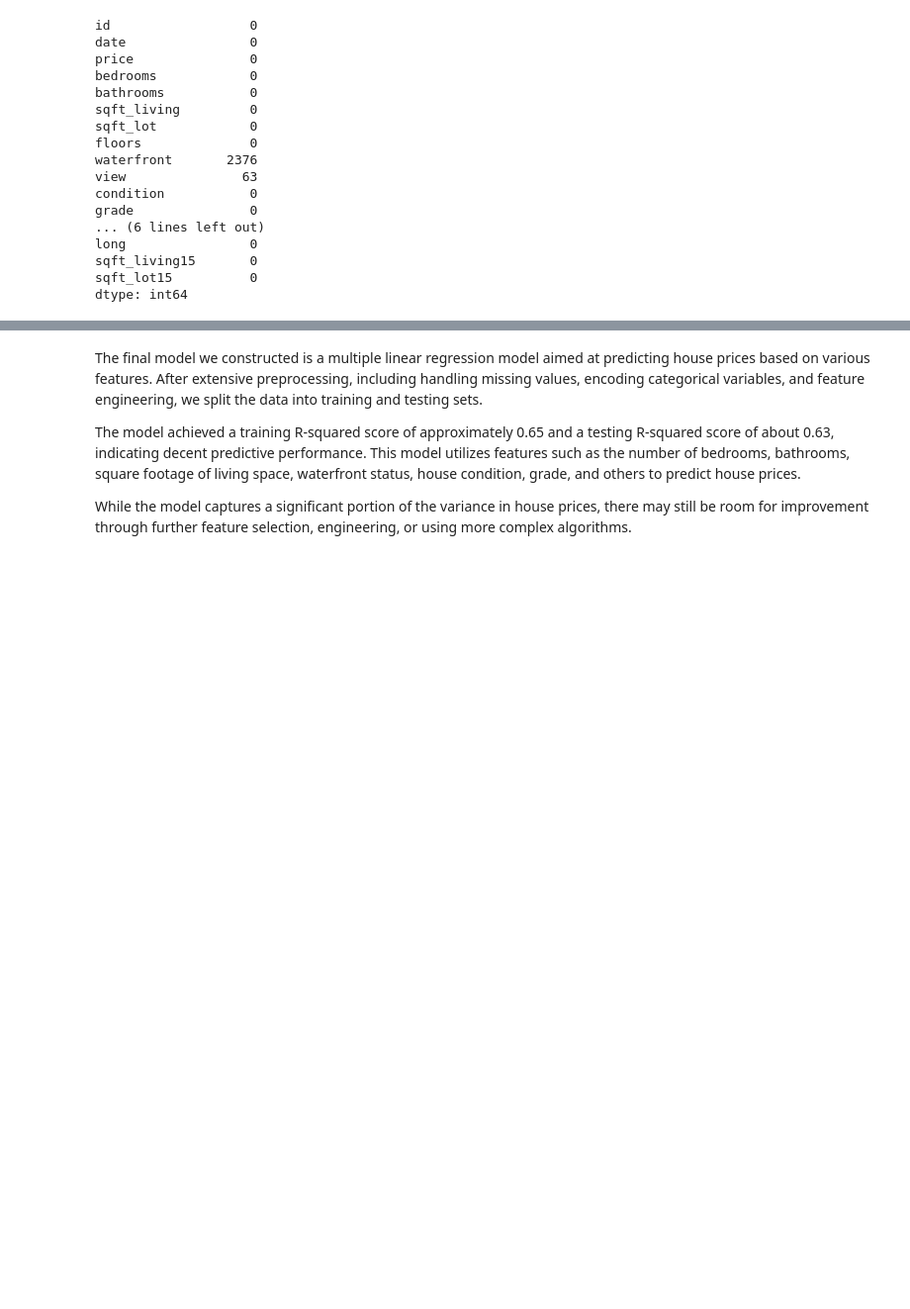
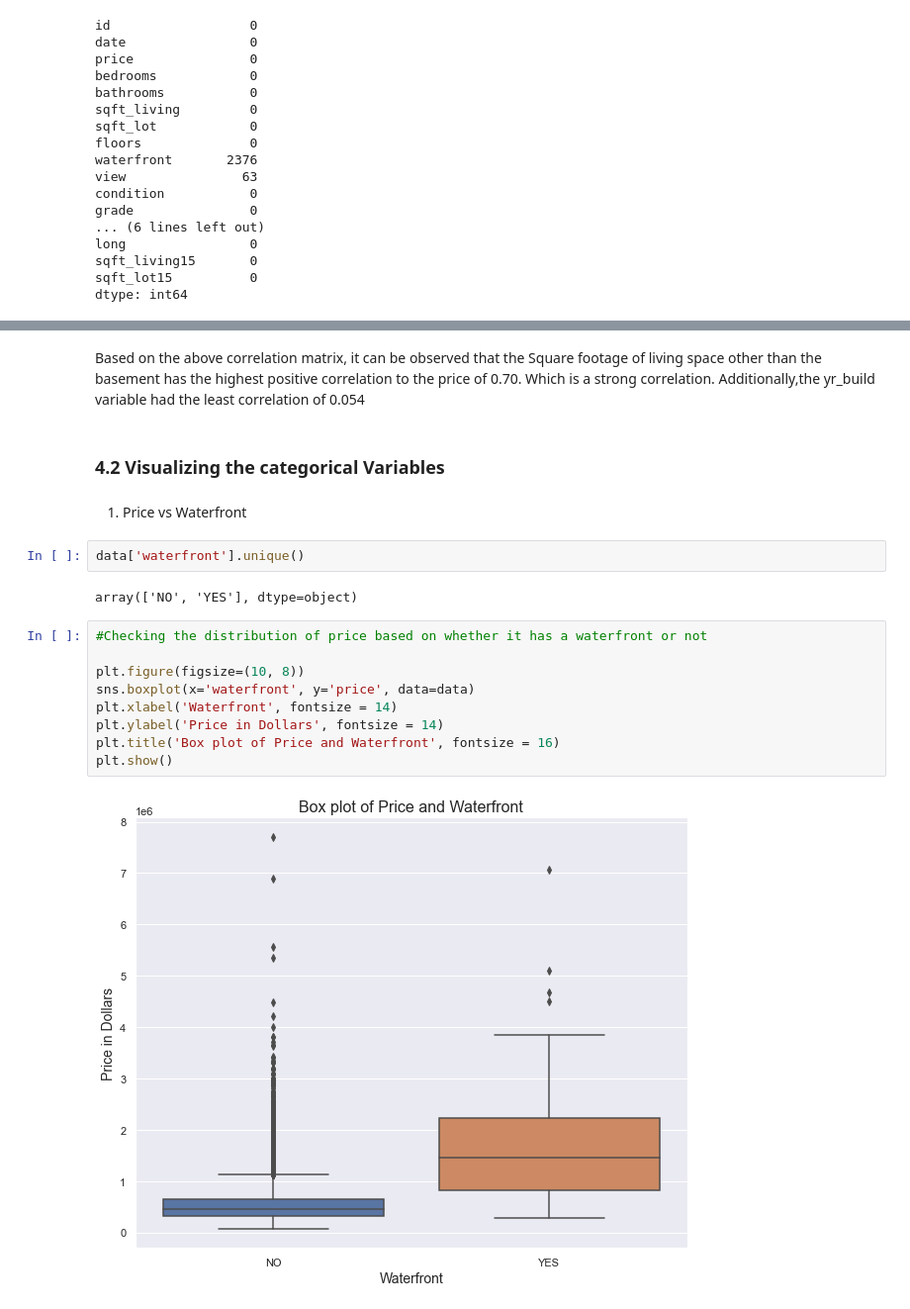
Before and after one commit to Sammywarah/dsc-phase-2-project-v2-3, a Jupyter notebook: student.ipynb, the cells around one changed output, grey strips where cells are left out. Shown: that part at 99% size. Drawn from its saved outputs; the diff is of its cells as text; blank space fills up the shorter version.

```diff
--- a/student.ipynb
+++ b/student.ipynb
@@ -721,6 +283,22 @@ These scores indicate that the model explains around 65.1% of the variance in th
-# %% [markdown]
-The final model we constructed is a multiple linear regression model aimed at predicting house prices based on various features. After extensive preprocessing, including handling missing values, encoding categorical variables, and feature engineering, we split the data into training and testing sets.
-
-The model achieved a training R-squared score of approximately 0.65 and a testing R-squared score of about 0.63, indicating decent predictive performance. This model utilizes features such as the number of bedrooms, bathrooms, square footage of living space, waterfront status, house condition, grade, and others to predict house prices.
-
- While the model captures a significant portion of the variance in house prices, there may still be room for improvement through further feature selection, engineering, or using more complex algorithms.
+# %% [markdown]
+Based on the above correlation matrix, it can be observed that the Square footage of living space other than the basement has the highest positive correlation to the price of 0.70. Which is a strong correlation.
+Additionally,the yr_build variable had the least correlation of 0.054
+# %% [markdown]
+### 4.2 Visualizing the categorical Variables
+# %% [markdown]
+1. Price vs Waterfront
+# %%
+data['waterfront'].unique()
+# %% [output]
+array(['NO', 'YES'], dtype=object)
+# %%
+#Checking the distribution of price based on whether it has a waterfront or not
+
+plt.figure(figsize=(10, 8))
+sns.boxplot(x='waterfront', y='price', data=data)
+plt.xlabel('Waterfront', fontsize = 14)
+plt.ylabel('Price in Dollars', fontsize = 14)
+plt.title('Box plot of Price and Waterfront', fontsize = 16)
+plt.show()
+# %% [output]
+[figure, added]
```
Also changed, not shown: parts of 143 cells of this notebook, 4 other files.
